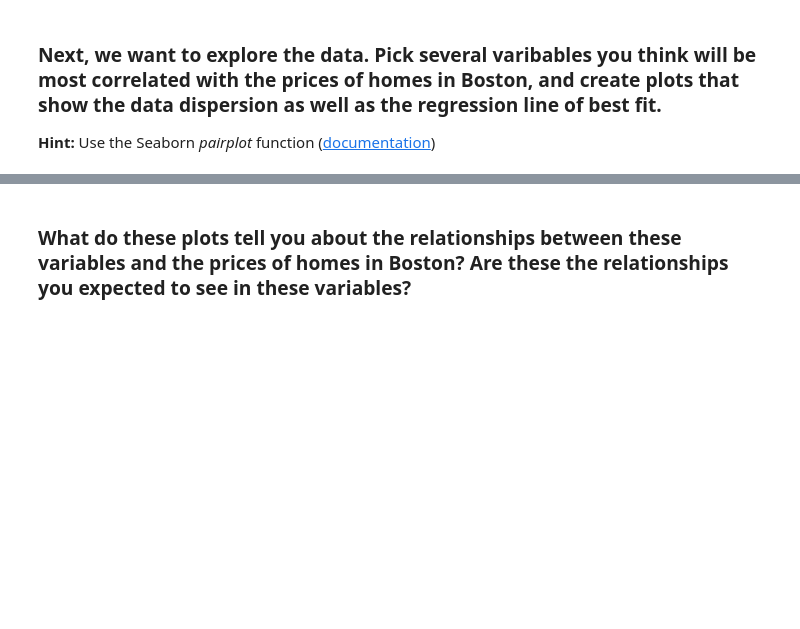
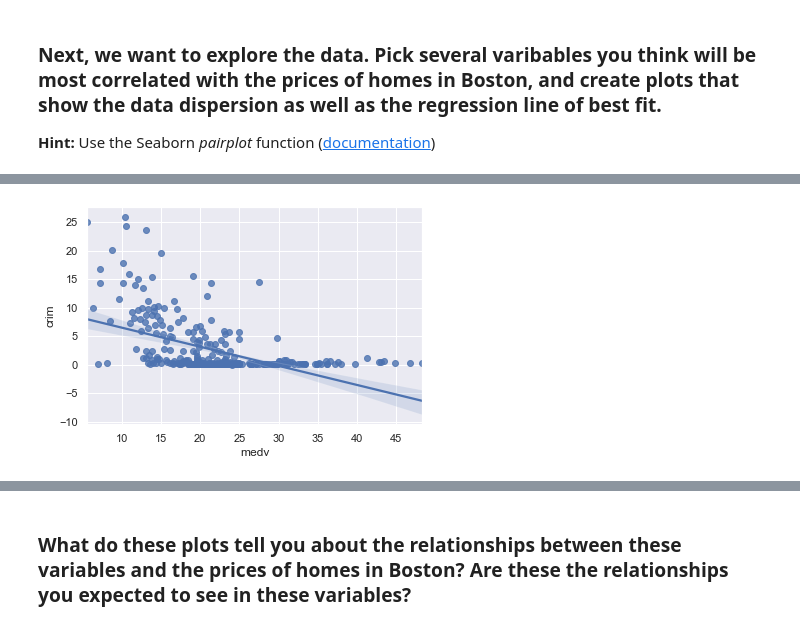
Before and after one commit to ta-data-remote/lab-problems-with-ML, a Jupyter notebook: your-code/lab_boston_housing.ipynb, the cells around one changed output, grey strips where cells are left out. Drawn from its saved outputs; the diff is of its cells as text; code cells hidden in the pictures; blank space fills up the shorter version.

```diff
--- a/your-code/lab_boston_housing.ipynb
+++ b/your-code/lab_boston_housing.ipynb
@@ -34,0 +115,7 @@ import matplotlib.pyplot as plt
+# %%
+# Your response here
+sns.regplot(x="medv",
+            y="crim",
+            data=boston);
+# %% [output]
+[figure, added]
```
Also changed, not shown: parts of 30 cells of this notebook, 12 other files.
